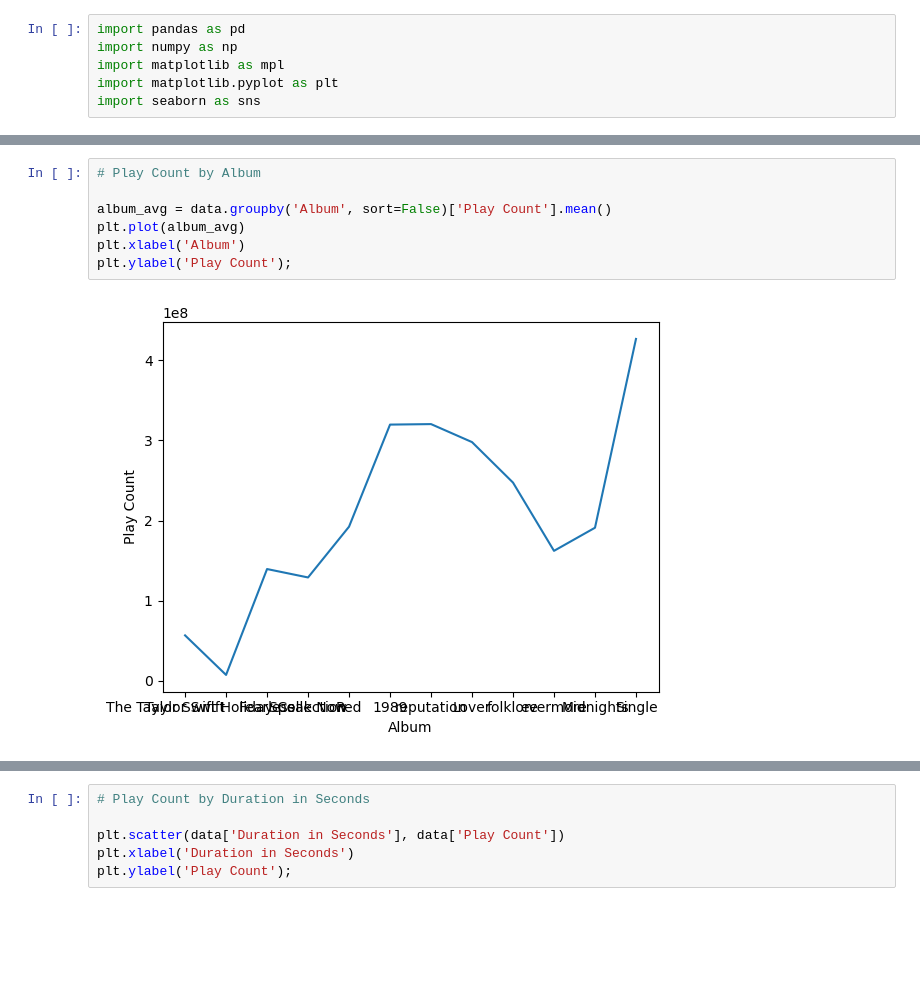
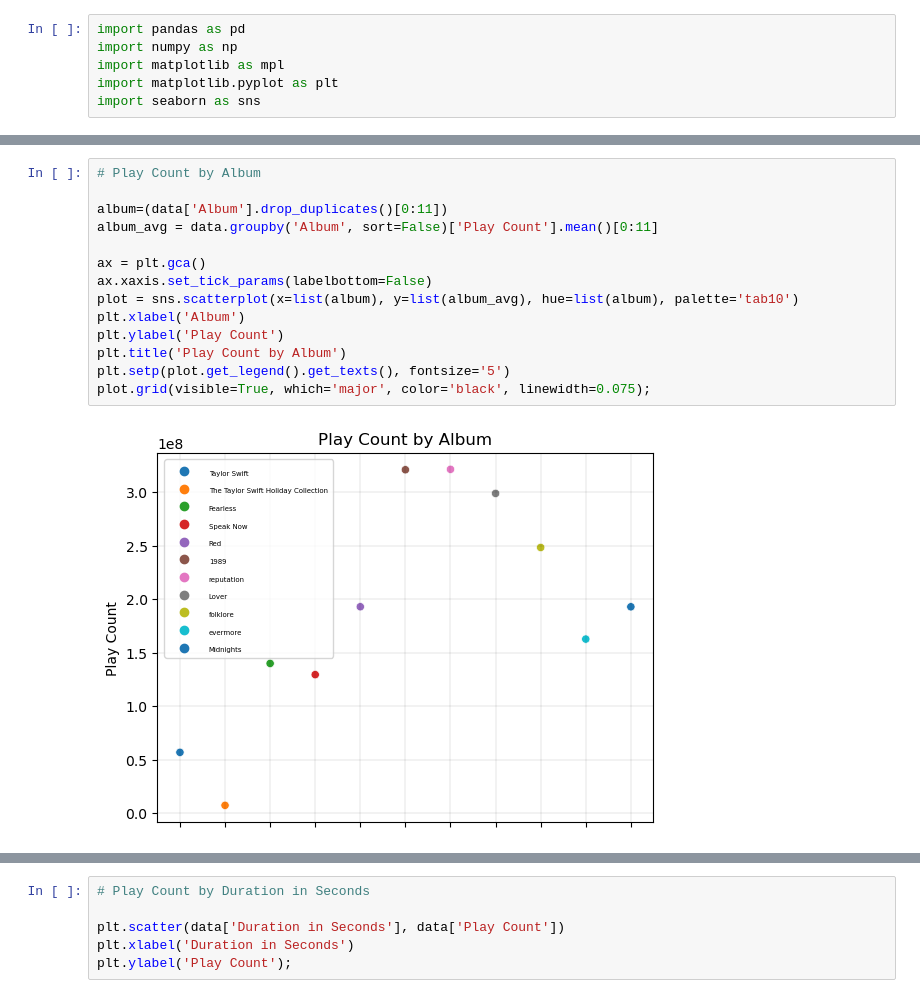
Before and after one commit to kbmoore02/Blog_3, a Jupyter notebook: EDA (Data Visualization).ipynb, the cells around one changed output, grey strips where cells are left out. Cells and saved outputs as stored; diff of their text form; blank space fills up the shorter version.

Commit message:
data visualization

```diff
--- a/EDA (Data Visualization).ipynb
+++ b/EDA (Data Visualization).ipynb
@@ -36,9 +39,16 @@ plt.ylabel('Play Count');
 # %%
 # Play Count by Album
 
-album_avg = data.groupby('Album', sort=False)['Play Count'].mean()
-plt.plot(album_avg)
+album=(data['Album'].drop_duplicates()[0:11])
+album_avg = data.groupby('Album', sort=False)['Play Count'].mean()[0:11]
+
+ax = plt.gca()
+ax.xaxis.set_tick_params(labelbottom=False)
+plot = sns.scatterplot(x=list(album), y=list(album_avg), hue=list(album), palette='tab10')
 plt.xlabel('Album')
-plt.ylabel('Play Count');
+plt.ylabel('Play Count')
+plt.title('Play Count by Album')
+plt.setp(plot.get_legend().get_texts(), fontsize='5')
+plot.grid(visible=True, which='major', color='black', linewidth=0.075);
 # %% [output]
-[figure, old version]
+[figure, new version]
```
Also changed, not shown: parts of 14 cells of this notebook, 1 other file.
